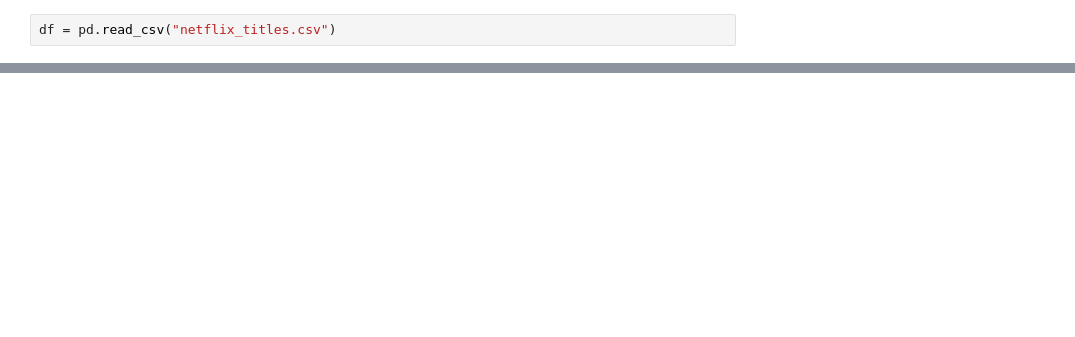
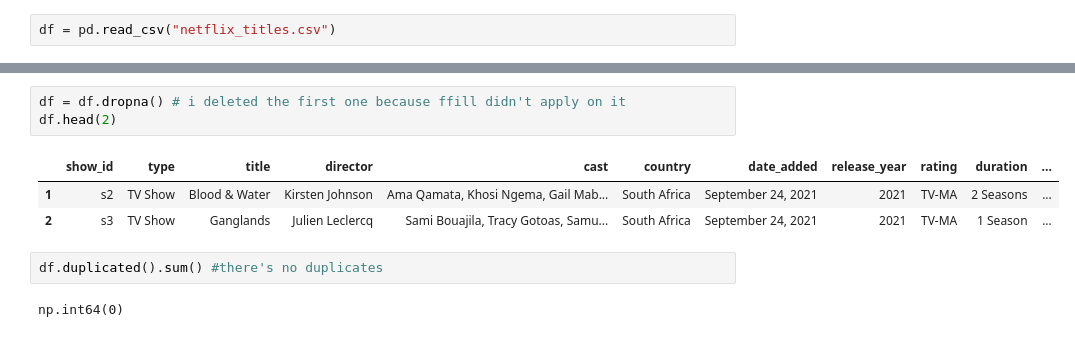
Before and after one commit to Houcineaberhache/-Netflix-Movies-and-TV-Shows-Project, a Jupyter notebook: Netflix_project.ipynb, the cells around one changed output, grey strips where cells are left out. Cells and saved outputs as stored; diff of their text form; blank space fills up the shorter version.

```diff
--- a/Netflix_project.ipynb
+++ b/Netflix_project.ipynb
@@ -15,0 +77,11 @@ df.head(5)
+# %%
+df = df.dropna() # i deleted the first one because ffill didn't apply on it
+df.head(2)
+# %% [output]
+|  | show_id | type | title | director | cast | country | date_added | release_year | rating | duration | ... |
+| 1 | s2 | TV Show | Blood & Water | Kirsten Johnson | Ama Qamata, Khosi Ngema, Gail Mab... | South Africa | September 24, 2021 | 2021 | TV-MA | 2 Seasons | ... |
+| 2 | s3 | TV Show | Ganglands | Julien Leclercq | Sami Bouajila, Tracy Gotoas, Samu... | South Africa | September 24, 2021 | 2021 | TV-MA | 1 Season | ... |
+# %%
+df.duplicated().sum() #there's no duplicates
+# %% [output]
+np.int64(0)
```
Also changed, not shown: parts of 13 cells of this notebook.
